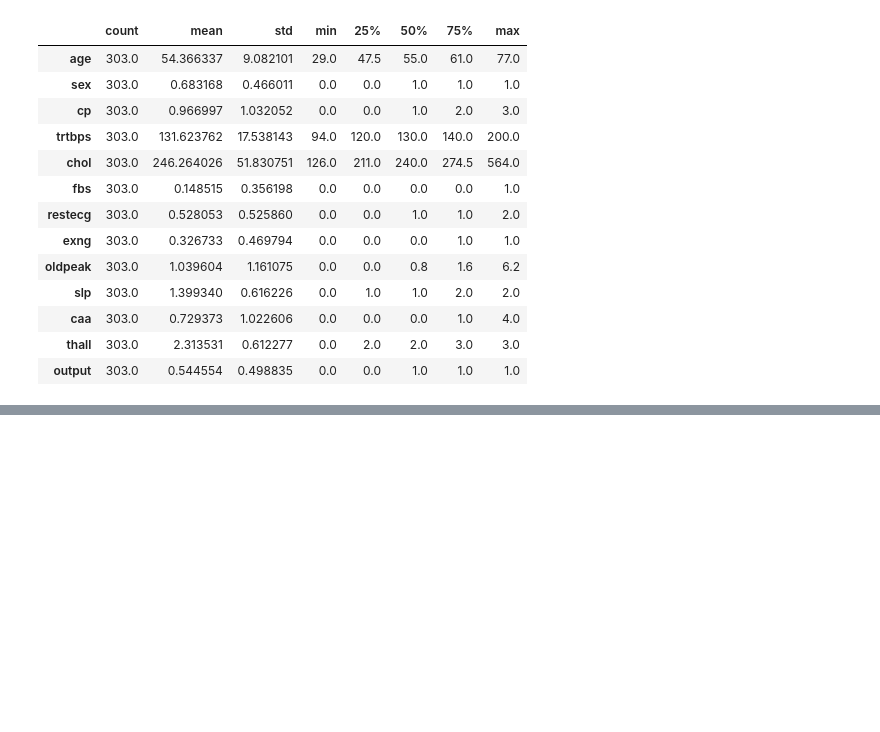
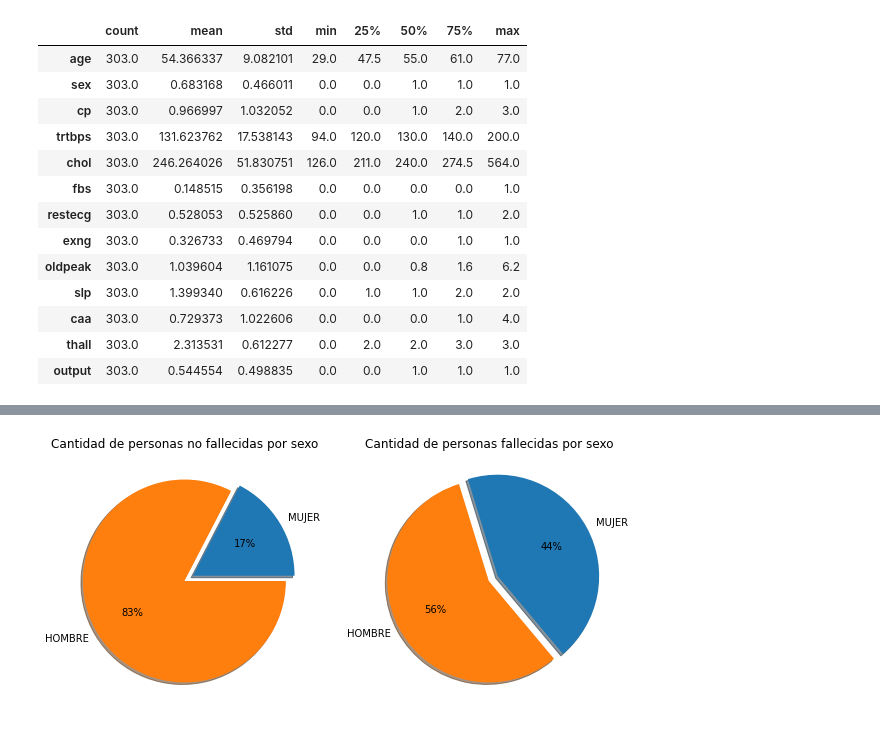
Before and after one commit to FelipeGualdron/Programacion, a Jupyter notebook: Proyecto_final_programacion.ipynb, the cells around one changed output, grey strips where cells are left out. Cells and saved outputs as stored; diff of their text form; code cells hidden in the pictures; blank space fills up the shorter version.

```diff
--- a/Proyecto_final_programacion.ipynb
+++ b/Proyecto_final_programacion.ipynb
@@ -168,0 +186,17 @@ data.describe().transpose()
+# %%
+#Se separan los datos de la columna sex, diferenciando hombres de mujeres
+data1=data[data["output"]==0].groupby(["sex"]).sum().reset_index()[["restecg","number"]]
+data2=data[data["output"]==1].groupby(["sex"]).sum().reset_index()[["restecg","number"]]
+# %%
+plt.figure(figsize=(10,10))
+plt.subplot(1, 2, 1)
+plt.pie(data1["number"],autopct = '%0.0f%%',labels=("MUJER","HOMBRE"), shadow=True,explode=[0.1,0])
+plt.title("Cantidad de personas no fallecidas por sexo")
+plt.subplot(1, 2, 2)
+plt.pie(data2["number"],autopct = '%0.0f%%',labels=("MUJER","HOMBRE"), shadow=True,explode=[0.1,0],startangle=-50)
+plt.title("Cantidad de personas fallecidas por sexo")
+plt.show()
+#A pesar de que la cantidad que sufren de ataques al corazón y mueren por la misma causa es mayor en comparación a
+#las mujeres, la cifra entre el género femenino indica una mayor probabilidad de muerte por ataque al corazón
+# %% [output]
+[figure, added]
```
Also changed, not shown: parts of 2 cells of this notebook.
